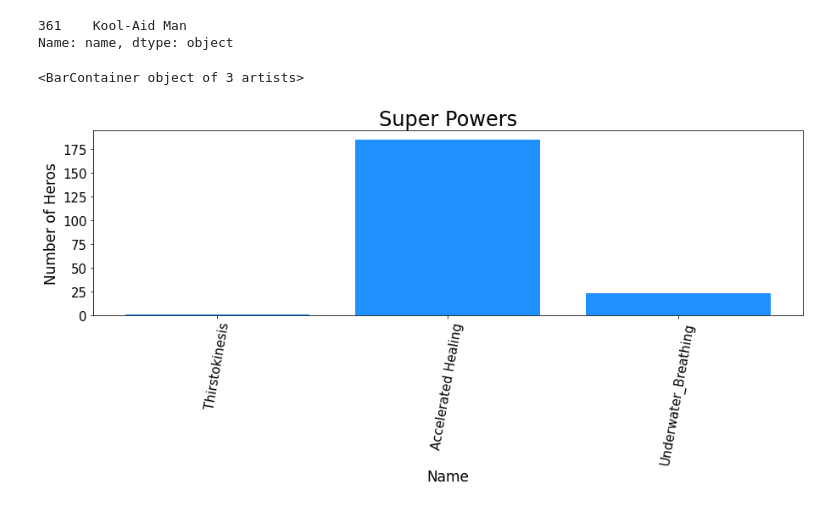
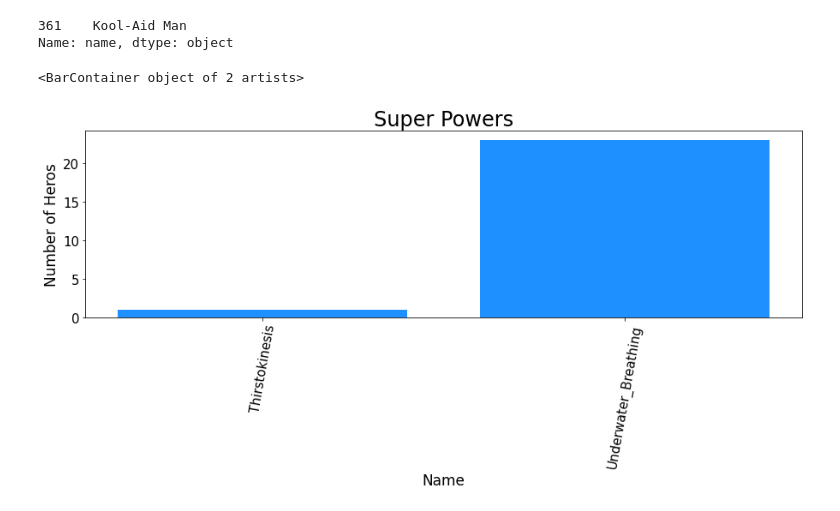
Before and after one commit to MarcBernstein0/raizel-practice-questions, a Jupyter notebook: notebook/SuperHeros.ipynb, the cells around one changed output. Saved outputs shown, nothing was run; the diff lists cells and outputs as text; code cells hidden in the pictures.

```diff
--- a/notebook/SuperHeros.ipynb
+++ b/notebook/SuperHeros.ipynb
@@ -101,15 +94,15 @@ Name: name, dtype: object
 # %%
 fig, ax = plt.subplots(figsize = (15,4))
 # x = [Thirstokinesis, Accelerated_Healing, Underwater_Breathing]
-x = ['Thirstokinesis', 'Accelerated Healing', 'Underwater_Breathing']
-y =[len(Thirstokinesis), len(Accelerated_Healing), len(Underwater_Breathing)]
+x = ['Thirstokinesis', 'Underwater_Breathing']
+y =[len(Thirstokinesis), len(Underwater_Breathing)]
 ax.set_xlabel('Name', fontsize = 17)
 ax.set_ylabel('Number of Heros', fontsize = 17)
 ax.set_title('Super Powers', fontsize = 24)
 plt.xticks(rotation=80, fontsize = 15)
 plt.yticks(fontsize=15)
 ax.bar(x,y, color = 'dodgerblue')
 # ax.set(facecolor = "white")
 # %% [output]
-<BarContainer object of 3 artists>
+<BarContainer object of 2 artists>
-[figure, old version]
+[figure, new version]
```
Also changed, not shown: parts of 2 cells of this notebook.
